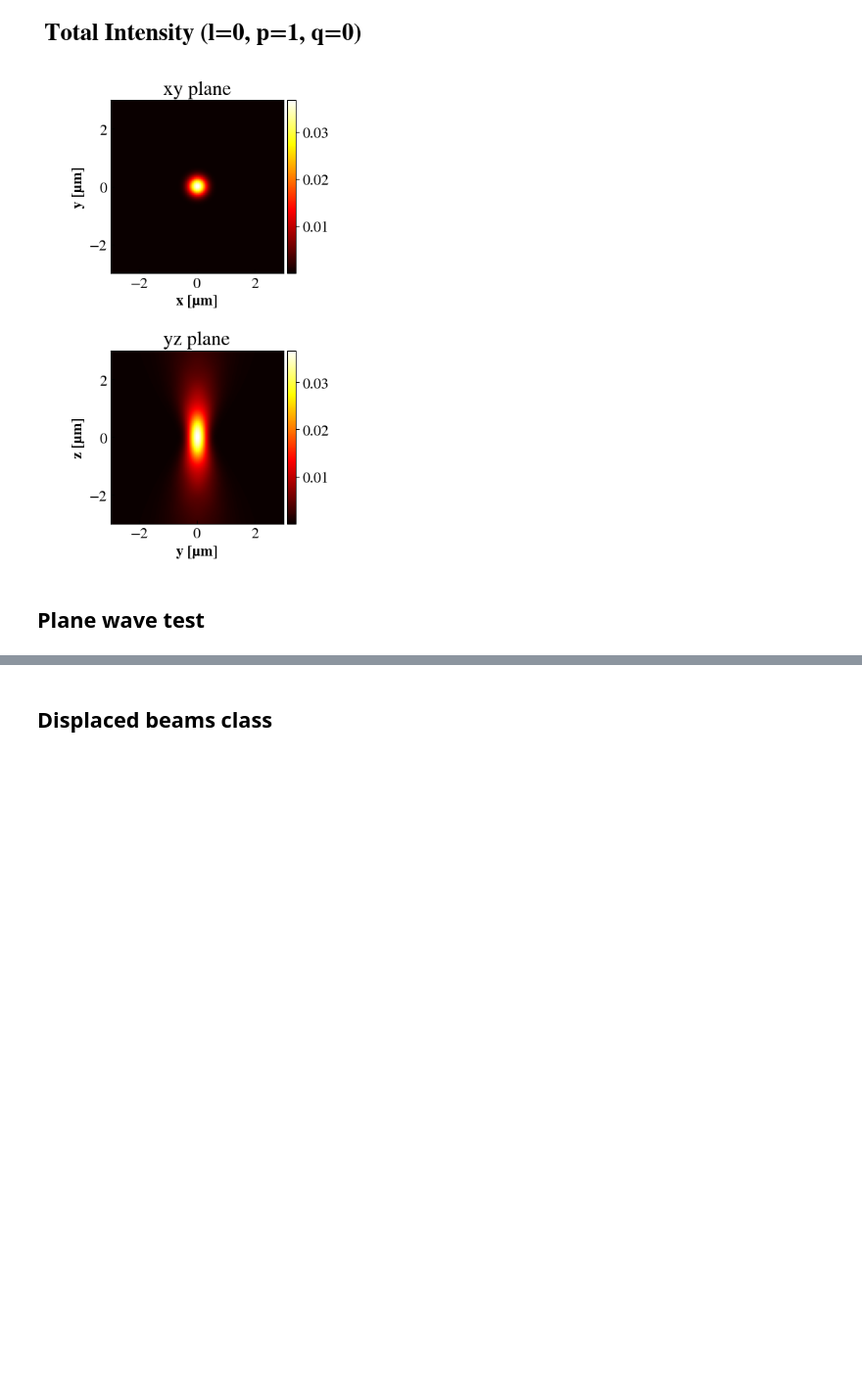
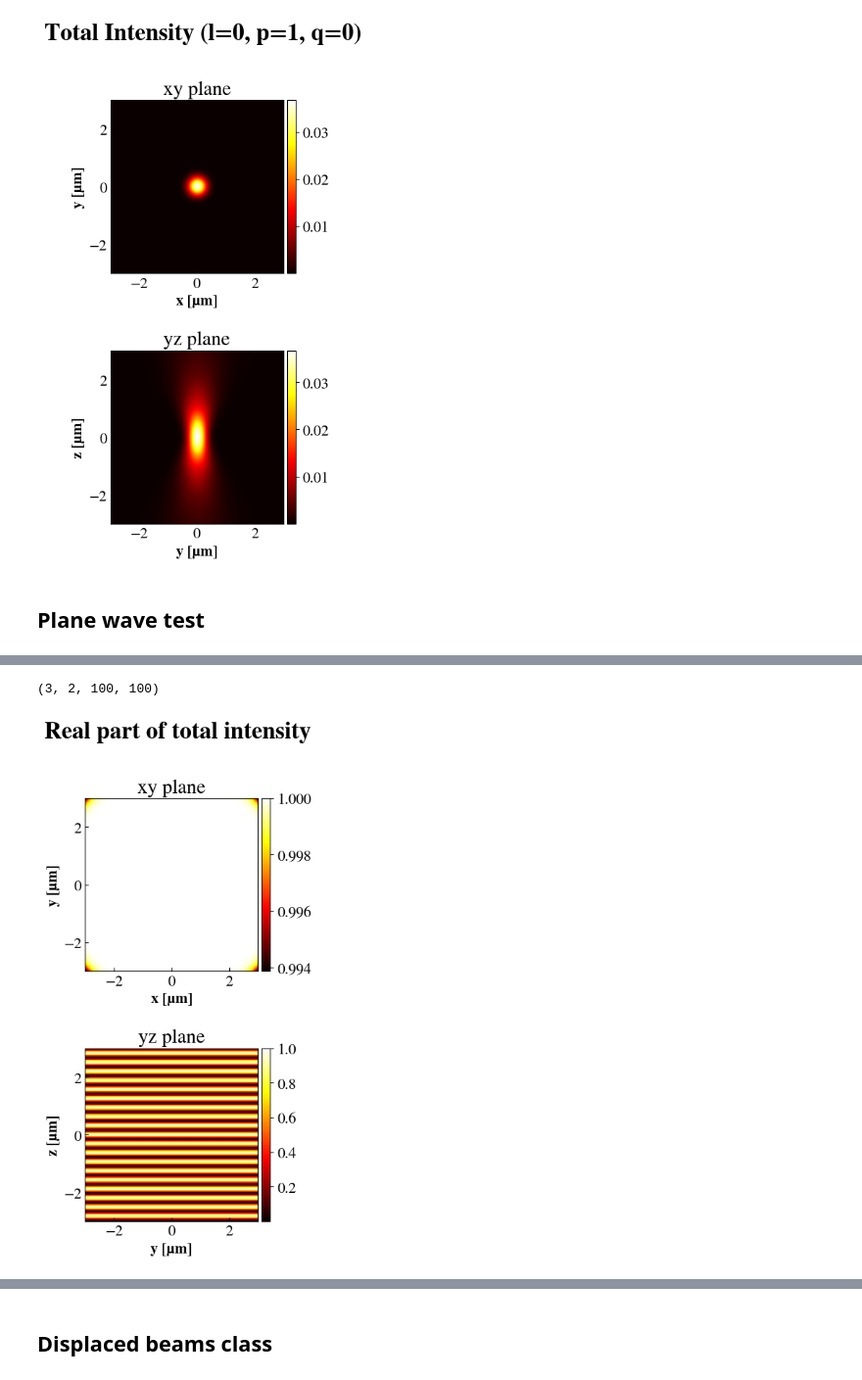
Before and after one commit to joakimpugesgaard/PyScatter, a Jupyter notebook: test.ipynb, the cells around one changed output, grey strips where cells are left out. Shown at 98% size. Saved outputs shown, nothing was run; the diff lists cells and outputs as text; code cells hidden in the pictures; blank space fills up the shorter version.

```diff
--- a/test.ipynb
+++ b/test.ipynb
@@ -148,0 +191,6 @@ from Multipoles import *
+# %%
+# plot total field.
+pw.plot_beam(plot = "total", globalnorm = False)
+# %% [output]
+(3, 2, 100, 100)
+[figure, added]
```
Also changed, not shown: parts of 10 cells of this notebook, 1 other file.
